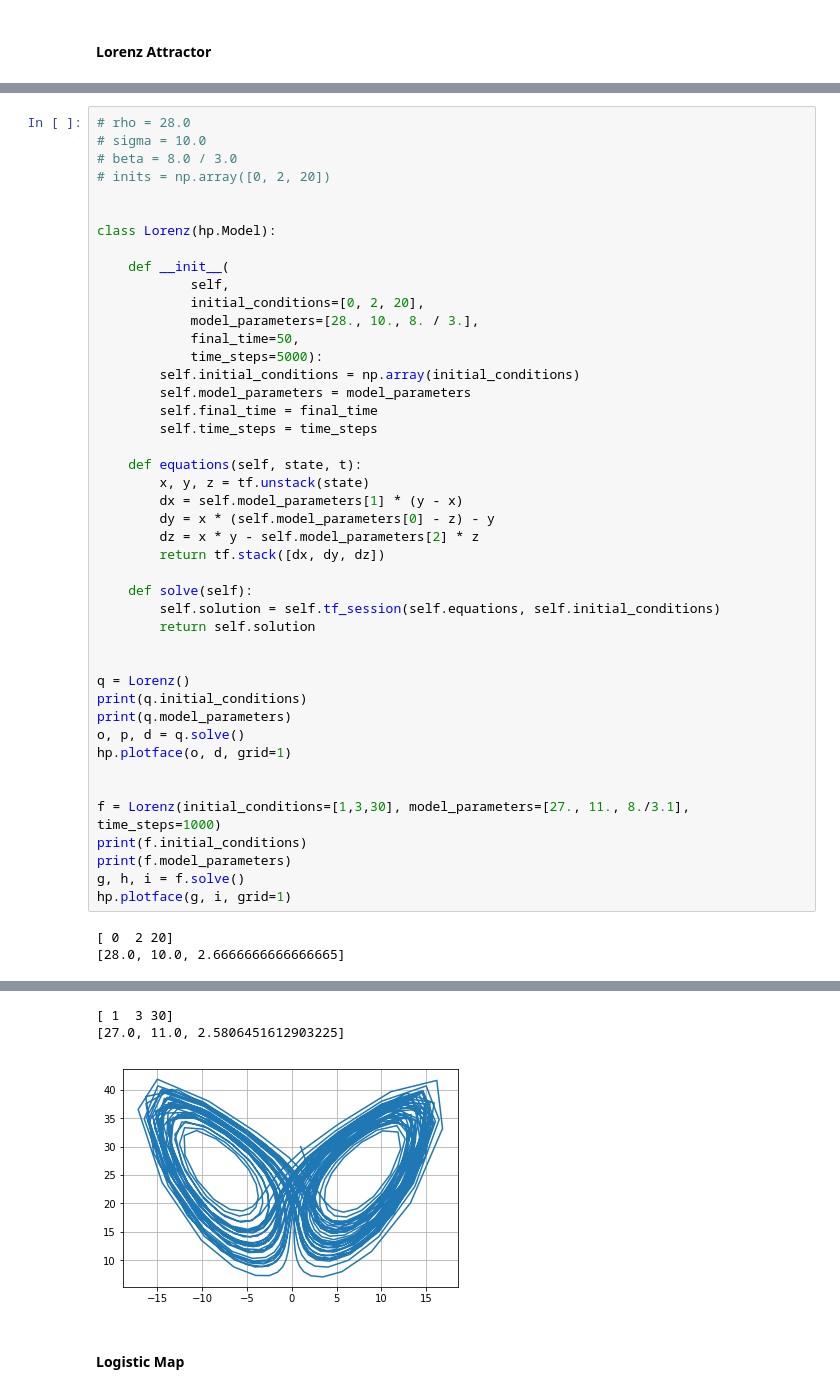
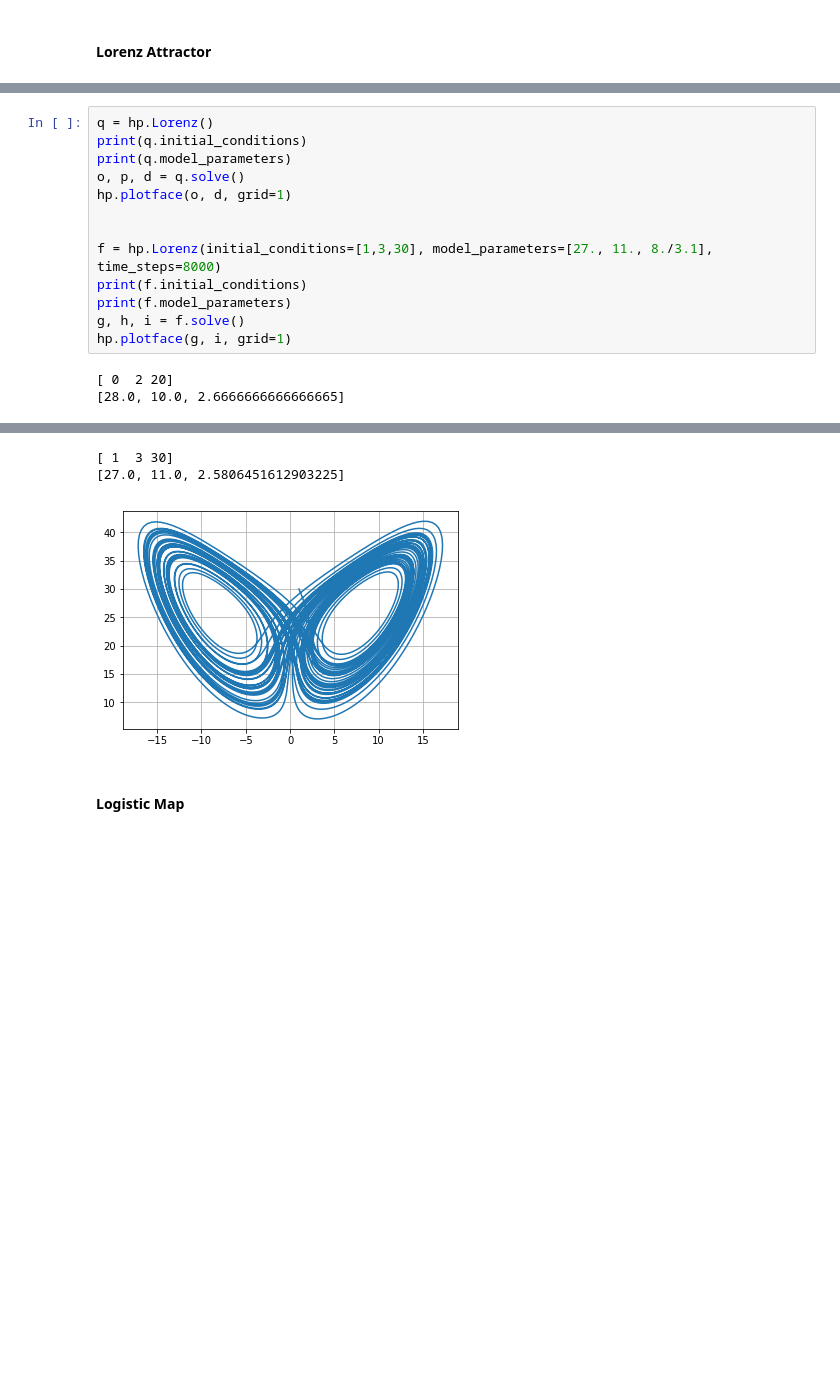
Before and after one commit to zthurman/fizzpy, a Jupyter notebook: examples/Nonlinear Dynamics.ipynb, the cells around one changed output, grey strips where cells are left out. Cells and saved outputs as stored; diff of their text form; blank space fills up the shorter version.

```diff
--- a/examples/Nonlinear Dynamics.ipynb
+++ b/examples/Nonlinear Dynamics.ipynb
@@ -46,54 +19,23 @@ hp.plotface(x, z, grid=1)
 # %%
-# rho = 28.0
-# sigma = 10.0
-# beta = 8.0 / 3.0
-# inits = np.array([0, 2, 20])
-
-
-class Lorenz(hp.Model):
-
-    def __init__(
-            self,
-            initial_conditions=[0, 2, 20],
-            model_parameters=[28., 10., 8. / 3.],
-            final_time=50,
-            time_steps=5000):
-        self.initial_conditions = np.array(initial_conditions)
-        self.model_parameters = model_parameters
-        self.final_time = final_time
-        self.time_steps = time_steps
-
-    def equations(self, state, t):
-        x, y, z = tf.unstack(state)
-        dx = self.model_parameters[1] * (y - x)
-        dy = x * (self.model_parameters[0] - z) - y
-        dz = x * y - self.model_parameters[2] * z
-        return tf.stack([dx, dy, dz])
-
-    def solve(self):
-        self.solution = self.tf_session(self.equations, self.initial_conditions)
-        return self.solution
-
-
-q = Lorenz()
+q = hp.Lorenz()
 print(q.initial_conditions)
 print(q.model_parameters)
 o, p, d = q.solve()
 hp.plotface(o, d, grid=1)
 
 
-f = Lorenz(initial_conditions=[1,3,30], model_parameters=[27., 11., 8./3.1], time_steps=1000)
+f = hp.Lorenz(initial_conditions=[1,3,30], model_parameters=[27., 11., 8./3.1], time_steps=8000)
 print(f.initial_conditions)
 print(f.model_parameters)
 g, h, i = f.solve()
 hp.plotface(g, i, grid=1)
 # %% [output]
 [ 0  2 20]
 [28.0, 10.0, 2.6666666666666665]
 [figure]
 [ 1  3 30]
 [27.0, 11.0, 2.5806451612903225]
-[figure, old version]
+[figure, new version]
 # %% [markdown]
 #### Logistic Map
 # %%
```
Also changed, not shown: parts of 3 cells of this notebook, 5 other files.
